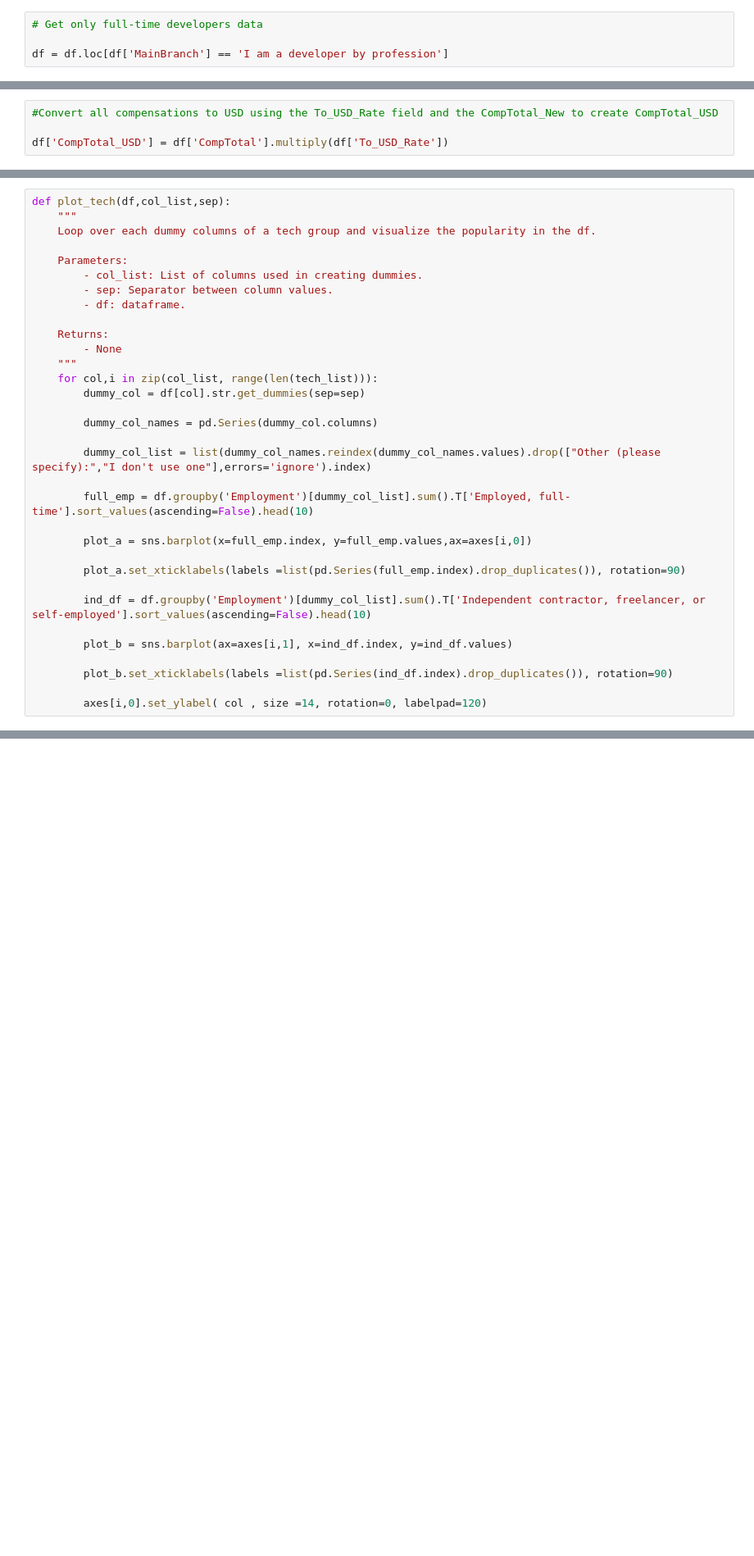
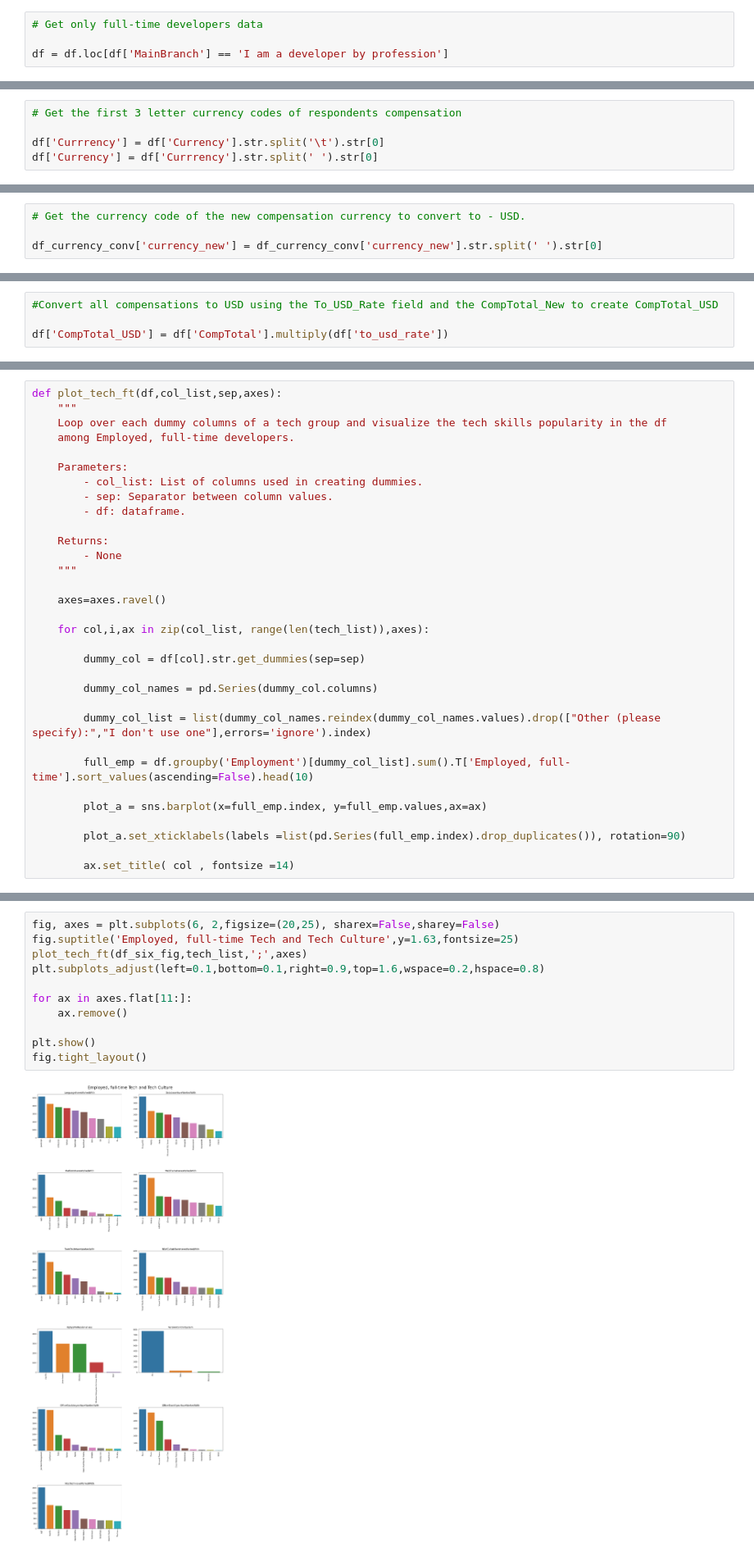
Before and after one commit to obinnacm/data_science_blog, a Jupyter notebook: stack_overflow_survey_22.ipynb, the cells around one changed output, grey strips where cells are left out. Shown at 82% size. Cells and saved outputs as stored; diff of their text form; blank space fills up the shorter version.

```diff
--- a/stack_overflow_survey_22.ipynb
+++ b/stack_overflow_survey_22.ipynb
@@ -130,0 +337,5 @@ df = df.dropna(subset=['CompFreq'],how='all')
+# %%
+# Get the first 3 letter currency codes of respondents compensation
+
+df['Currrency'] = df['Currency'].str.split('\t').str[0]
+df['Currency'] = df['Currrency'].str.split(' ').str[0]
@@ -130,0 +388,4 @@ df = df.dropna(subset=['CompFreq'],how='all')
+# %%
+# Get the currency code of the new compensation currency to convert to - USD.
+
+df_currency_conv['currency_new'] = df_currency_conv['currency_new'].str.split(' ').str[0]
@@ -135,4 +413,4 @@ df = pd.merge(df,df_currency_conv,on="Currency")
 # %%
 #Convert all compensations to USD using the To_USD_Rate field and the CompTotal_New to create CompTotal_USD
 
-df['CompTotal_USD'] = df['CompTotal'].multiply(df['To_USD_Rate'])
+df['CompTotal_USD'] = df['CompTotal'].multiply(df['to_usd_rate'])
@@ -149,7 +437,8 @@ nrows = len(tech_list)
 # %%
-def plot_tech(df,col_list,sep):
+def plot_tech_ft(df,col_list,sep,axes):
     """
-    Loop over each dummy columns of a tech group and visualize the popularity in the df.
+    Loop over each dummy columns of a tech group and visualize the tech skills popularity in the df
+    among Employed, full-time developers.
 
     Parameters:
         - col_list: List of columns used in creating dummies.
@@ -159,7 +448,11 @@ def plot_tech(df,col_list,sep):
     Returns:
         - None
     """
-    for col,i in zip(col_list, range(len(tech_list))):
+
+    axes=axes.ravel()
+
+    for col,i,ax in zip(col_list, range(len(tech_list)),axes):
+
         dummy_col = df[col].str.get_dummies(sep=sep)
 
         dummy_col_names = pd.Series(dummy_col.columns)
@@ -168,14 +461,8 @@ def plot_tech(df,col_list,sep):
 
         full_emp = df.groupby('Employment')[dummy_col_list].sum().T['Employed, full-time'].sort_values(ascending=False).head(10)
 
-        plot_a = sns.barplot(x=full_emp.index, y=full_emp.values,ax=axes[i,0])
+        plot_a = sns.barplot(x=full_emp.index, y=full_emp.values,ax=ax)
 
         plot_a.set_xticklabels(labels =list(pd.Series(full_emp.index).drop_duplicates()), rotation=90)
 
-        ind_df = df.groupby('Employment')[dummy_col_list].sum().T['Independent contractor, freelancer, or self-employed'].sort_values(ascending=False).head(10)
-
-        plot_b = sns.barplot(ax=axes[i,1], x=ind_df.index, y=ind_df.values)
-
-        plot_b.set_xticklabels(labels =list(pd.Series(ind_df.index).drop_duplicates()), rotation=90)
-
-        axes[i,0].set_ylabel( col , size =14, rotation=0, labelpad=120)
+        ax.set_title( col , fontsize =14)
@@ -195,0 +469,13 @@ fig.tight_layout()
+# %%
+fig, axes = plt.subplots(6, 2,figsize=(20,25), sharex=False,sharey=False)
+fig.suptitle('Employed, full-time Tech and Tech Culture',y=1.63,fontsize=25)
+plot_tech_ft(df_six_fig,tech_list,';',axes)
+plt.subplots_adjust(left=0.1,bottom=0.1,right=0.9,top=1.6,wspace=0.2,hspace=0.8)
+
+for ax in axes.flat[11:]:
+    ax.remove()
+
+plt.show()
+fig.tight_layout()
+# %% [output]
+[figure, added]
```
Also changed, not shown: parts of 71 cells of this notebook.
